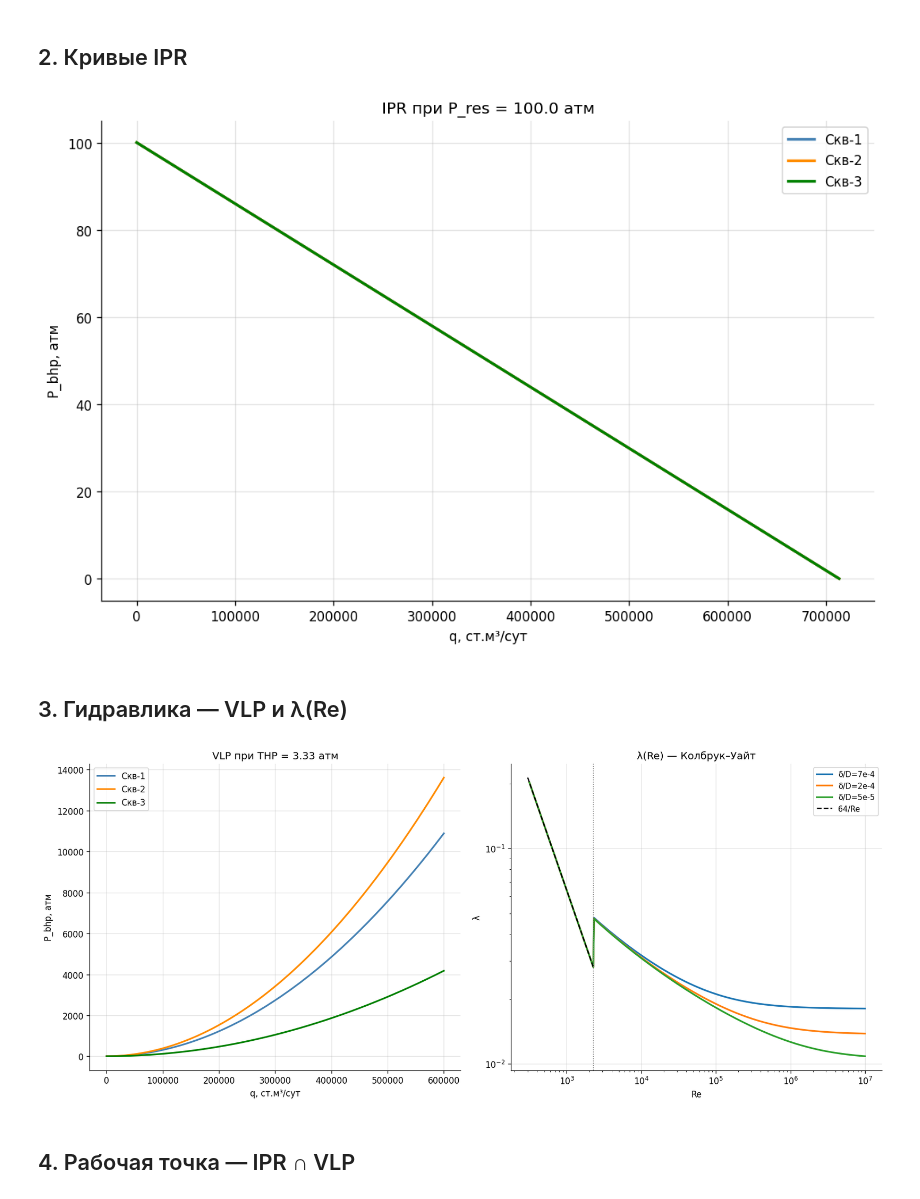
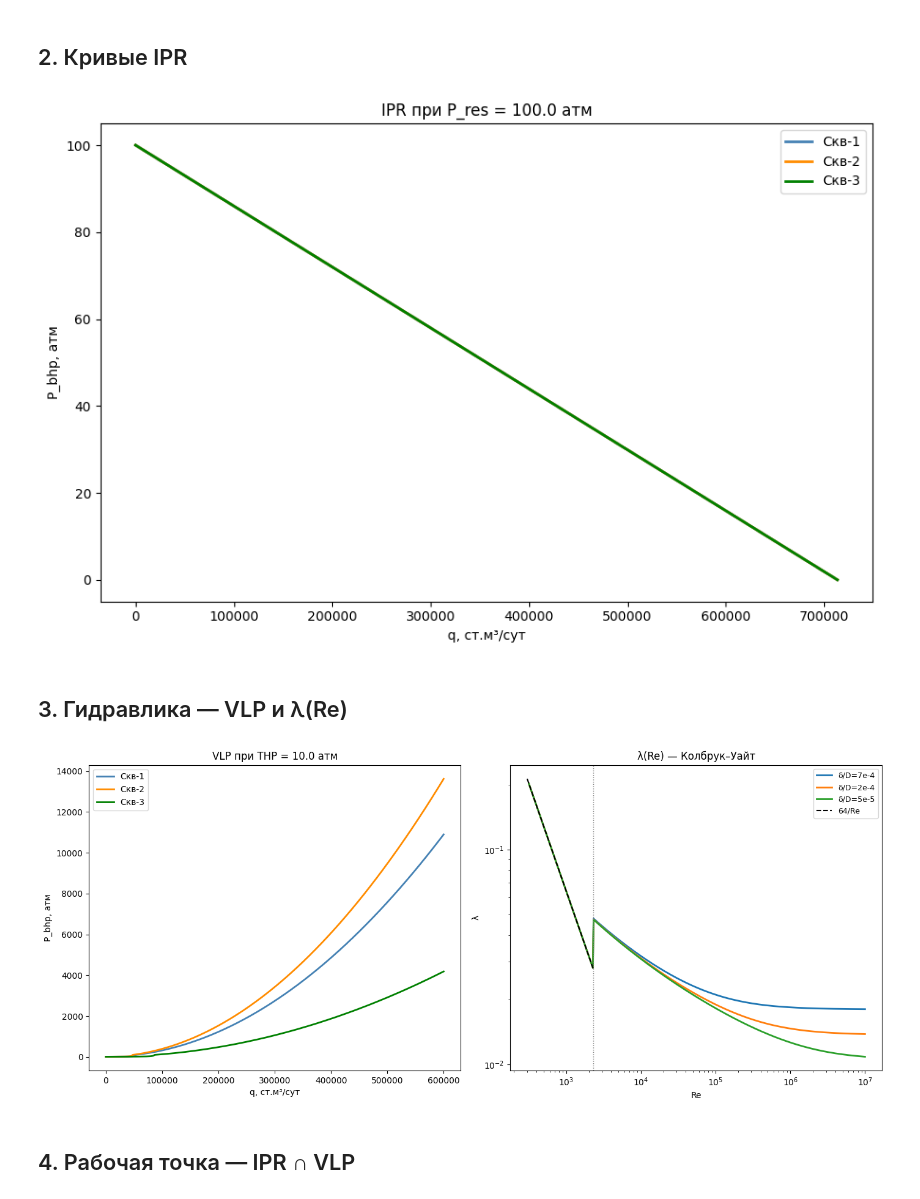
Before and after one commit to islakay/gas_field_simulator, a Jupyter notebook: курсовая.ipynb, the cells around one changed output. Drawn from its saved outputs; the diff is of its cells as text; code cells hidden in the pictures.

```diff
--- a/курсовая.ipynb
+++ b/курсовая.ipynb
@@ -4,12 +4,8 @@
 import numpy as np
 import pandas as pd
 import matplotlib.pyplot as plt
-import math, warnings
-warnings.filterwarnings('ignore')
-
-plt.rcParams.update({'figure.dpi': 120, 'axes.grid': True,
-                     'grid.alpha': 0.35, 'axes.spines.top': False,
-                     'axes.spines.right': False})
+import math
+from scipy.optimize import fsolve
 
 from src.fluid      import Fluid
 from src.reservoir  import ResProps, Reservoir
@@ -101,24 +95,24 @@ Bg(100) = 0.00924 м³/м³
 # %% [markdown]
 ## 2. Кривые IPR
 # %%
-P_res = 100.0
+P_res_test = 100.0
 colors     = ['steelblue', 'darkorange', 'green']
 
 fig, ax = plt.subplots(figsize=(9, 6))
 for well, color in zip(wells, colors):
-    pts = well.ipr(P_res, n_points=100)
+    pts = well.ipr(P_res_test, n_points=100)
     ax.plot([p[0] for p in pts], [p[1] for p in pts], color=color, lw=2, label=well.name)
 ax.set(xlabel='q, ст.м³/сут', ylabel='P_bhp, атм',
-       title=f'IPR при P_res = {P_res} атм')
+       title=f'IPR при P_res = {P_res_test} атм')
 ax.legend()
 plt.tight_layout()
 plt.show()
 # %% [output]
-[figure, old version]
+[figure, new version]
 # %% [markdown]
 ## 3. Гидравлика — VLP и λ(Re)
 # %%
-THP = 3.33        # давление на устье, атм
+THP = 10.0  # давление на устье, атм
 
 fig, axes = plt.subplots(1, 2, figsize=(14, 6))
 
@@ -145,7 +139,7 @@ axes[1].legend(fontsize=9)
 plt.tight_layout()
 plt.show()
 # %% [output]
-[figure, old version]
+[figure, new version]
 # %% [markdown]
 ## 4. Рабочая точка — IPR ∩ VLP
 # %%
```
Also changed, not shown: parts of 10 cells of this notebook.
